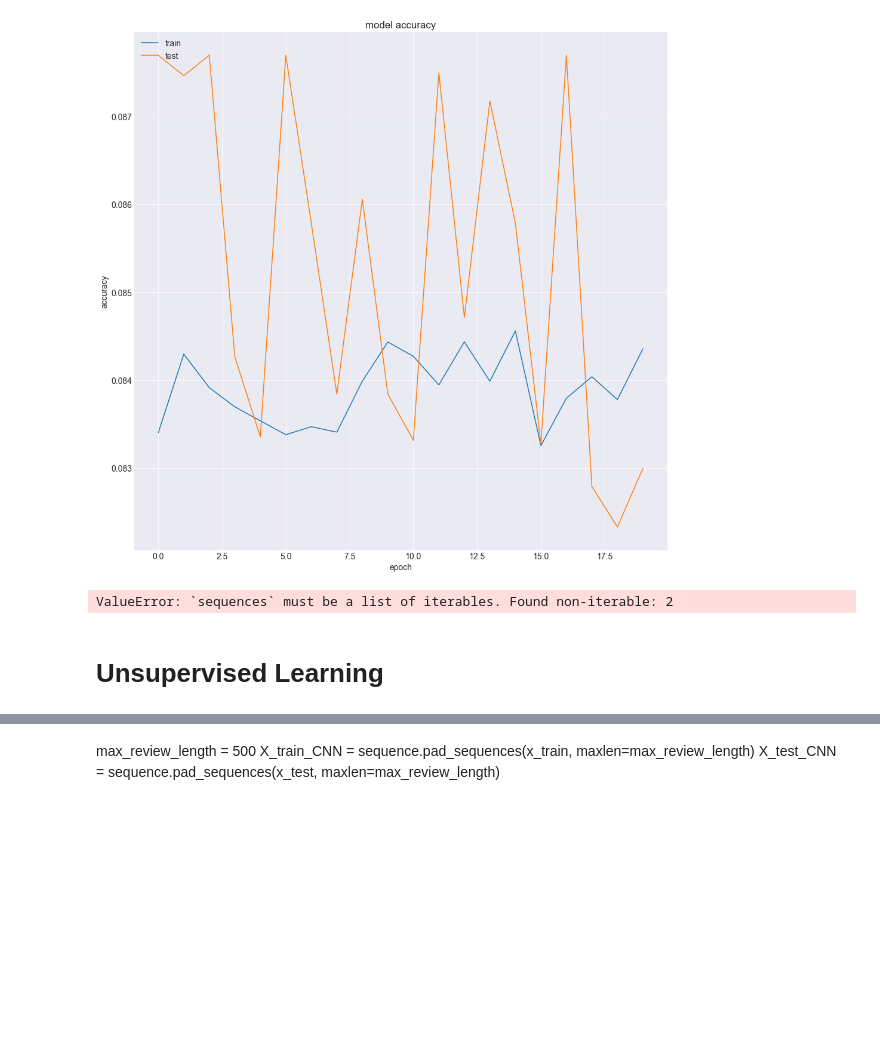
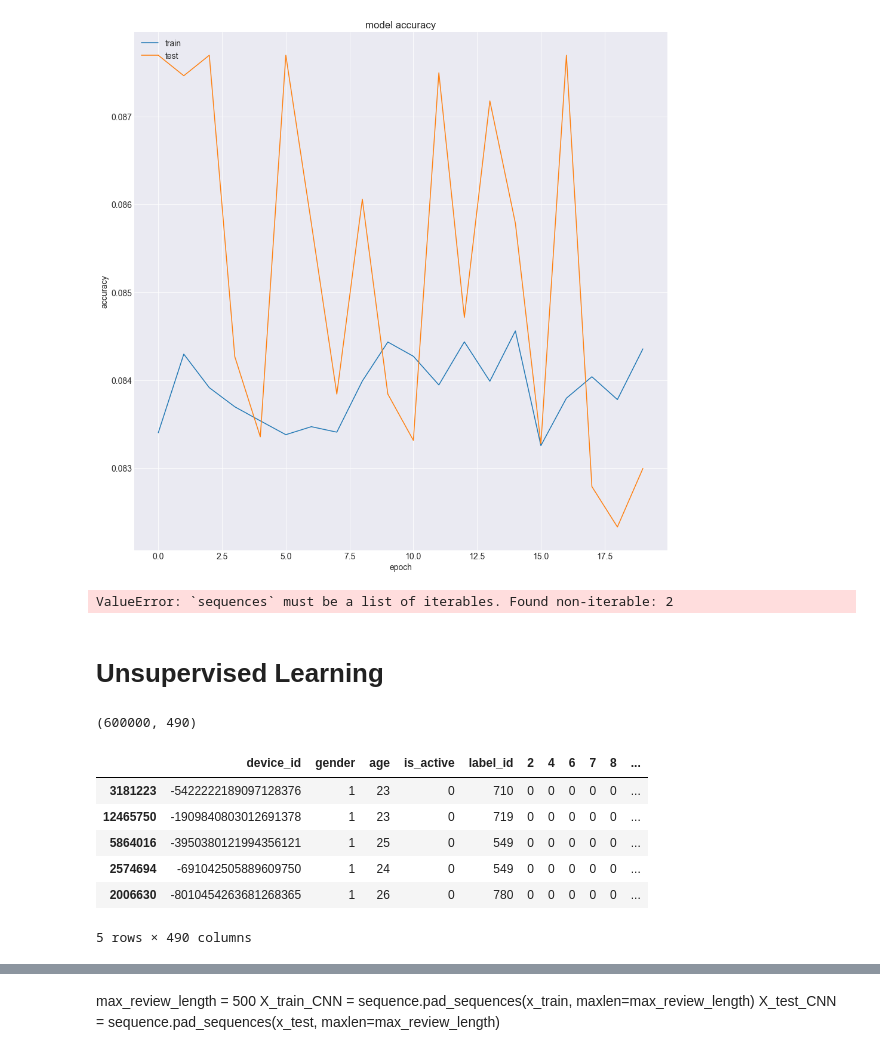
Before and after one commit to lamkg/Thinkful-Final-Capstone, a Jupyter notebook: Final Capstone.ipynb, the cells around one changed output, grey strips where cells are left out. Saved outputs shown, nothing was run; the diff lists cells and outputs as text; code cells hidden in the pictures; blank space fills up the shorter version.

```diff
--- a/Final Capstone.ipynb
+++ b/Final Capstone.ipynb
@@ -1216,3 +1234,15 @@ print('Test accuracy:', score[1])
 ValueError: `sequences` must be a list of iterables. Found non-iterable: 2
 # %% [markdown]
 # Unsupervised Learning
+# %%
+print(X.shape)
+X.head()
+# %% [output]
+(600000, 490)
+|  | device_id | gender | age | is_active | label_id | 2 | 4 | 6 | 7 | 8 | ... |
+| 3181223 | -5422222189097128376 | 1 | 23 | 0 | 710 | 0 | 0 | 0 | 0 | 0 | ... |
+| 12465750 | -1909840803012691378 | 1 | 23 | 0 | 719 | 0 | 0 | 0 | 0 | 0 | ... |
+| 5864016 | -3950380121994356121 | 1 | 25 | 0 | 549 | 0 | 0 | 0 | 0 | 0 | ... |
+| 2574694 | -691042505889609750 | 1 | 24 | 0 | 549 | 0 | 0 | 0 | 0 | 0 | ... |
+| 2006630 | -8010454263681268365 | 1 | 26 | 0 | 780 | 0 | 0 | 0 | 0 | 0 | ... |
+5 rows × 490 columns
```
Also changed, not shown: parts of 13 cells of this notebook.
